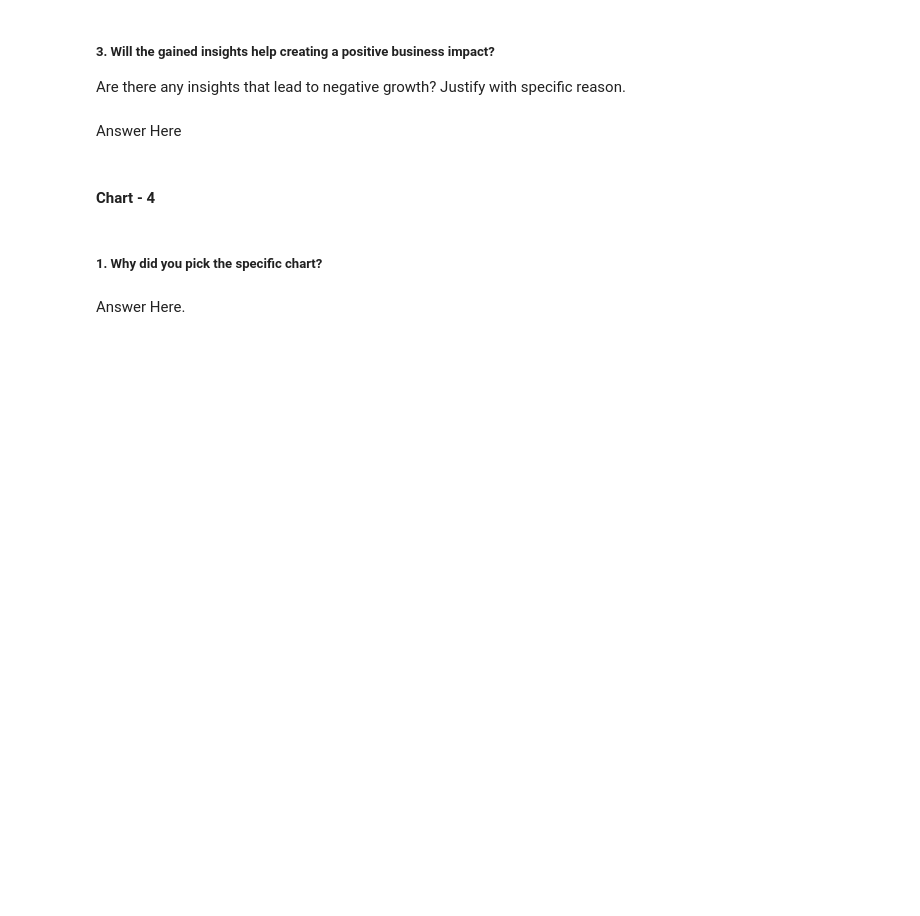
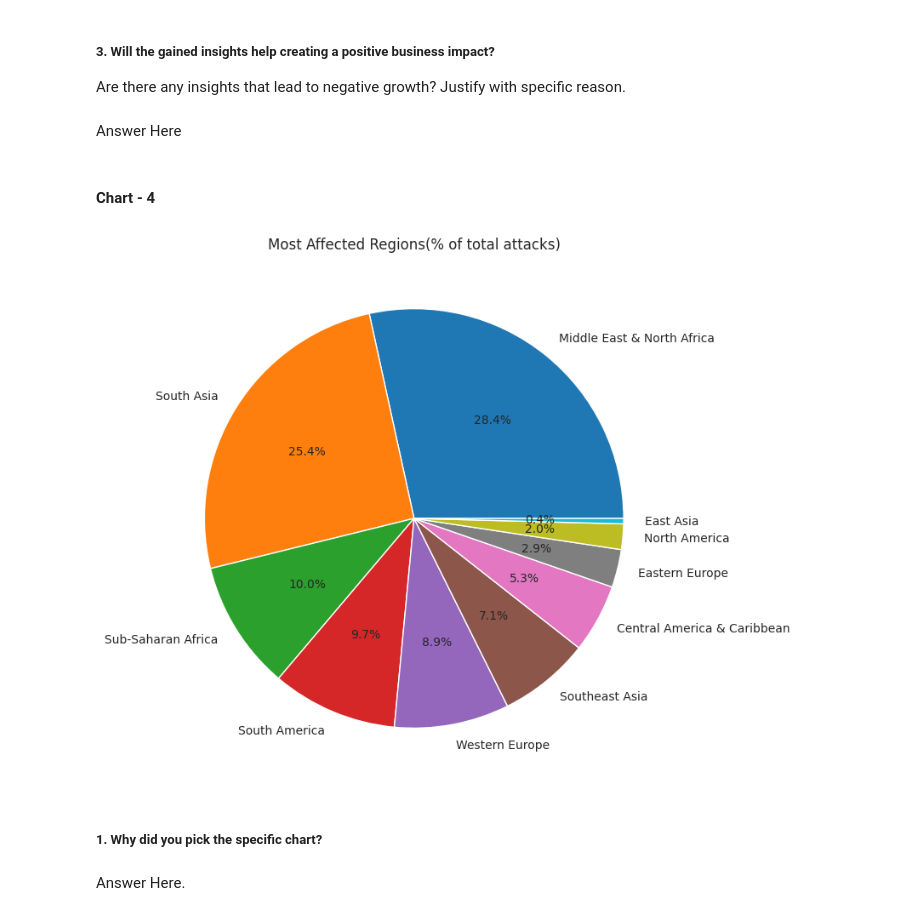
Before and after one commit to vishalrana00007/Global-Terrorism-Database-Capstone-Project, a Jupyter notebook: Global_terrorism_analysis(Capstone_project)Module_2.ipynb, the cells around one changed output. Saved outputs shown, nothing was run; the diff lists cells and outputs as text; code cells hidden in the pictures; blank space fills up the shorter version.

```diff
--- a/Global_terrorism_analysis(Capstone_project)Module_2.ipynb
+++ b/Global_terrorism_analysis(Capstone_project)Module_2.ipynb
@@ -224,3 +439,17 @@ Answer Here
+# %%
+# Chart - 4 visualization code
+# Get the counts of the most affected regions
+most_affected_regions = tr_df['Region'].value_counts().head(10)
+
+# Create the pie chart
+plt.figure(figsize=(10, 8))
+plt.pie(most_affected_regions.values, labels = most_affected_regions.index, autopct='%1.1f%%')
+
+# Add a title
+plt.title('Most Affected Regions(% of total attacks)')
+plt.show()
+# %% [output]
+[figure, added]
 # %% [markdown]
 ##### 1. Why did you pick the specific chart?
 # %% [markdown]
```
Also changed, not shown: parts of 27 cells of this notebook.
